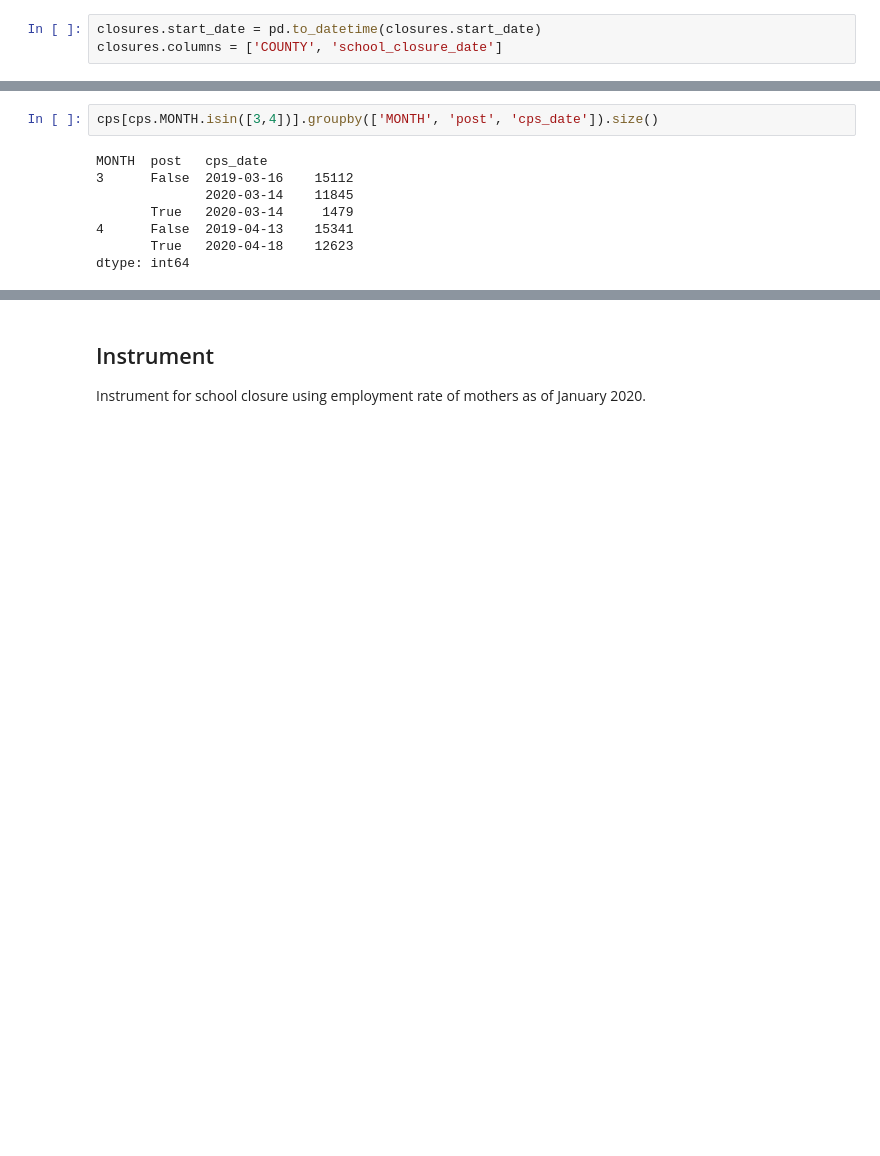
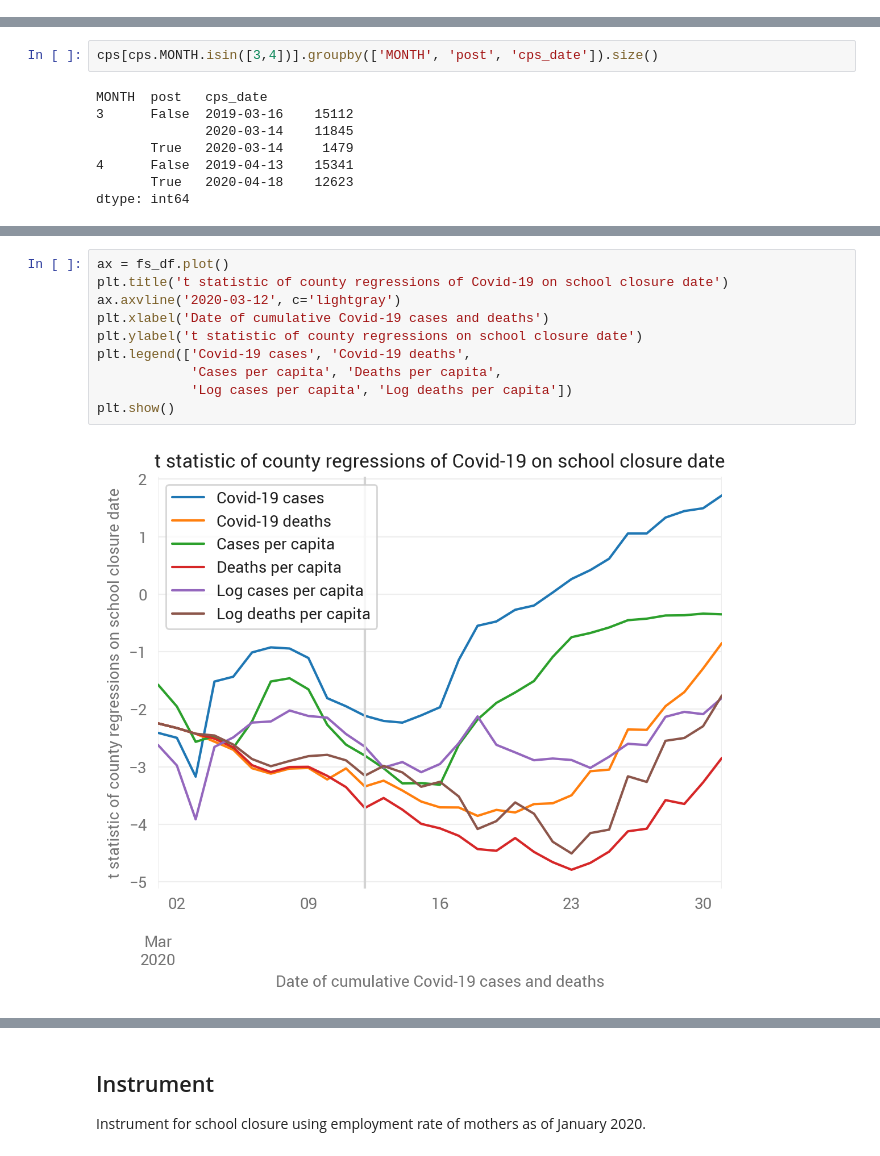
Before and after one commit to MaxGhenis/mit_1432, a Jupyter notebook: paper.ipynb, the cells around one changed output, grey strips where cells are left out. Saved outputs shown, nothing was run; the diff lists cells and outputs as text; blank space fills up the shorter version.

```diff
--- a/paper.ipynb
+++ b/paper.ipynb
@@ -221,6 +94,3 @@ closures = closures_raw[
-# %%
-closures.start_date = pd.to_datetime(closures.start_date)
-closures.columns = ['COUNTY', 'school_closure_date']
 # %% [markdown]
 ### Merge
 # %%
@@ -333,0 +282,12 @@ dtype: int64
+# %%
+ax = fs_df.plot()
+plt.title('t statistic of county regressions of Covid-19 on school closure date')
+ax.axvline('2020-03-12', c='lightgray')
+plt.xlabel('Date of cumulative Covid-19 cases and deaths')
+plt.ylabel('t statistic of county regressions on school closure date')
+plt.legend(['Covid-19 cases', 'Covid-19 deaths',
+            'Cases per capita', 'Deaths per capita',
+            'Log cases per capita', 'Log deaths per capita'])
+plt.show()
+# %% [output]
+[figure, added]
```
Also changed, not shown: parts of 46 cells of this notebook, 1 other file.
